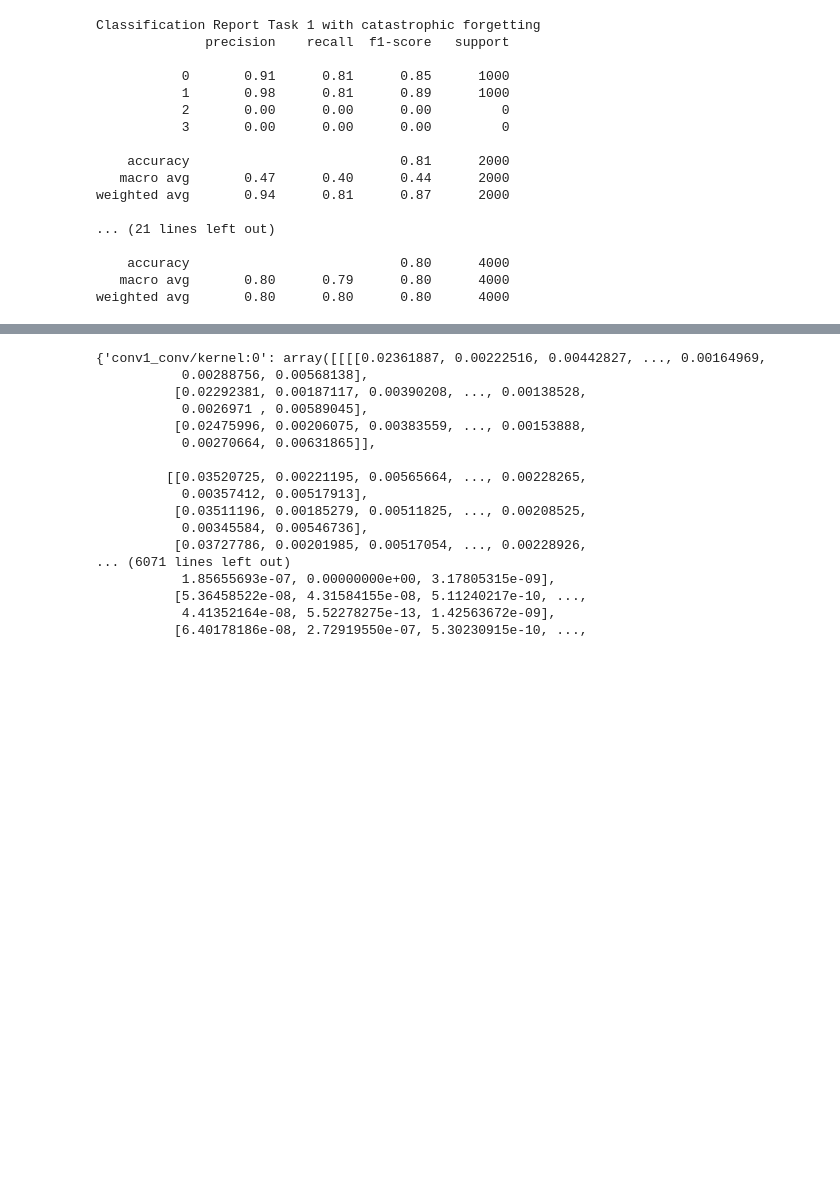
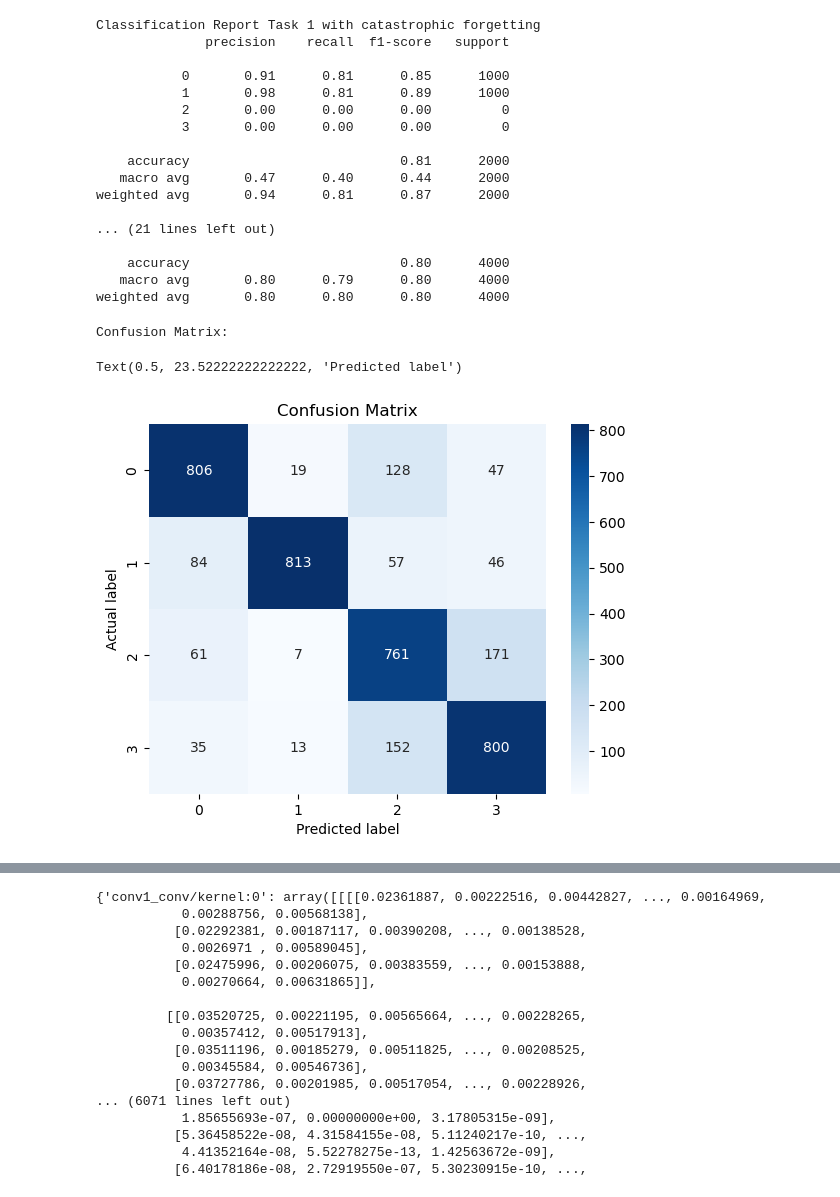
Before and after one commit to EziGo96/Memory_Augmented_CL_Exp_replay_FisherEWC, a Jupyter notebook: MemAugCL_exp_repl_EWC.ipynb, the cells around one changed output, grey strips where cells are left out. Saved outputs shown, nothing was run; the diff lists cells and outputs as text; code cells hidden in the pictures; blank space fills up the shorter version.

```diff
--- a/MemAugCL_exp_repl_EWC.ipynb
+++ b/MemAugCL_exp_repl_EWC.ipynb
@@ -448,6 +490,27 @@ weighted avg       0.94      0.81      0.87      2000
     accuracy                           0.80      4000
    macro avg       0.80      0.79      0.80      4000
 weighted avg       0.80      0.80      0.80      4000
+# %%
+# Display the confusion matrix
+import pandas as pd
+print("\nConfusion Matrix:")
+cm=metrics.confusion_matrix(y_test_all.flatten(),y_pred_all)
+
+import matplotlib.pyplot as plt
+import seaborn as sns
+
+class_names = ["0","1","2","3"]
+cm_df = pd.DataFrame(cm, index=class_names, columns=class_names)
+# Create a heatmap from the dataframe
+sns.heatmap(cm_df, annot=True, fmt='d', cmap='Blues')
+
+plt.title('Confusion Matrix')
+plt.ylabel('Actual label')
+plt.xlabel('Predicted label')
+# %% [output]
+Confusion Matrix:
+Text(0.5, 23.52222222222222, 'Predicted label')
+[figure, added]
 # %% [markdown]
 We can see this experience replay based continious learning works well for both Task1 and Task 2
 
```
Also changed, not shown: parts of 9 cells of this notebook.
